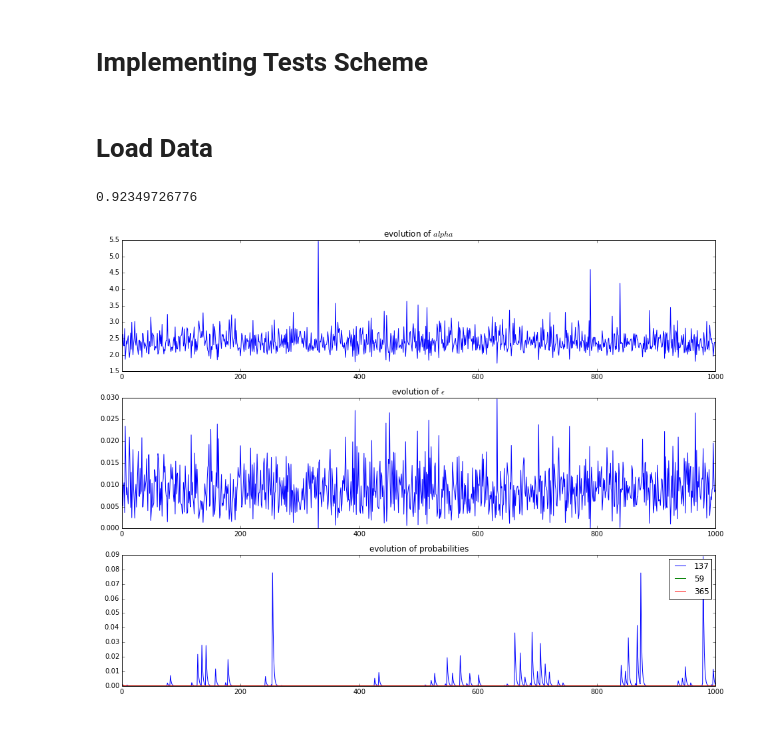
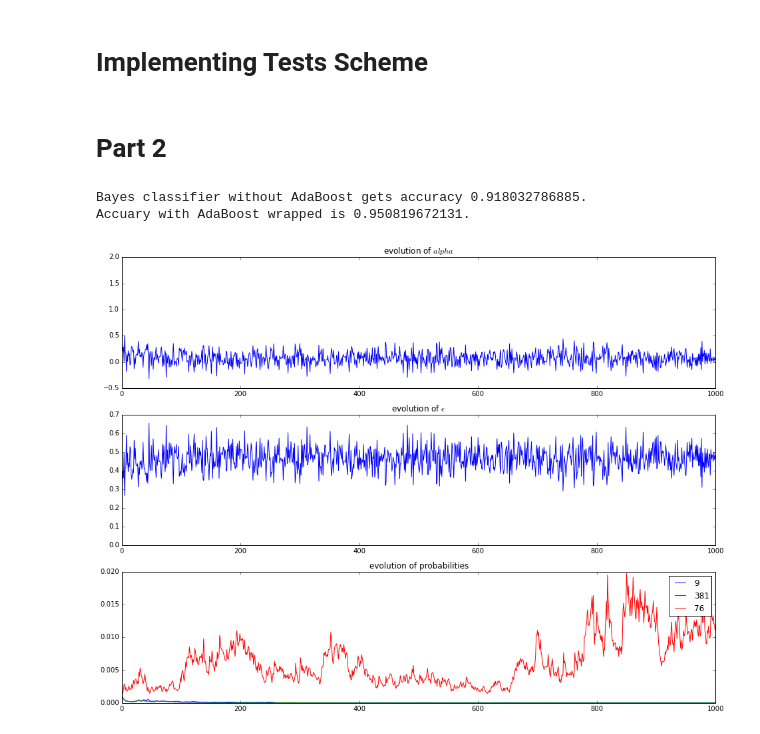
Before and after one commit to jangsutsr/MachineLearning, a Jupyter notebook: hw3/hw3.ipynb, the cells around one changed output. Drawn from its saved outputs; the diff is of its cells as text; code cells hidden in the pictures.

Commit message:
finished part 2

```diff
--- a/hw3/hw3.ipynb
+++ b/hw3/hw3.ipynb
@@ -74,3 +76,32 @@ class AdaBoost(object):
+# %%
+class Bayes(object):
+    def __init__(self):
+        self.w, self.w_0 = None, 0.
+
+    def fit(self, X, y):
+        mu_neg = np.zeros(X.shape[1])
+        mu_pos = np.zeros(X.shape[1])
+        pi_neg = 0.; pi_pos = 0.
+        for i in range(y.size):
+            if y[i] > 0:
+                pi_pos += 1; mu_pos += X[i, :]
+            else:
+                pi_neg += 1; mu_neg += X[i, :]
+        mu_pos /= pi_pos; mu_neg /= pi_neg
+        var_pos = np.zeros((X.shape[1], X.shape[1])); var_neg = np.zeros((X.shape[1], X.shape[1]))
+        for i in range(y.size):
+            if y[i] > 0:
+                var_pos += np.dot((X[i, :]-mu_pos)[np.newaxis].T, (X[i, :]-mu_pos)[np.newaxis])
+            else:
+                var_neg += np.dot((X[i, :]-mu_neg)[np.newaxis].T, (X[i, :]-mu_neg)[np.newaxis])
+        var_pos /= pi_pos; var_neg /= pi_neg
+        covariance = (mu_pos*var_pos + mu_neg*var_neg) / (mu_pos+mu_neg)
+        self.w_0 = np.log(pi_pos/pi_neg) - np.dot((mu_pos+mu_neg)[np.newaxis], \
+               np.dot(np.linalg.inv(covariance), (mu_pos-mu_neg)[np.newaxis].T))/2
+        self.w = np.dot(np.linalg.inv(covariance), (mu_pos-mu_neg)[np.newaxis].T)
+
+    def predict(self, X):
+        return np.ravel(np.sign(self.w_0 + np.dot(X, self.w)))
 # %% [markdown]
 # Implementing Tests Scheme
 # %%
@@ -97,17 +128,22 @@ def tests(X_train, y_train, X_test, y_test, model):
     plt.legend()
     plt.title('evolution of probabilities')
     plt.show()
-# %% [markdown]
-# Load Data
+# %% [markdown]
+# Part 2
 # %%
 X = np.loadtxt('X.csv', delimiter=',')
 y = np.loadtxt('y.csv')
-X_test = X[:183, :]
+X_test = X[:183, 1:]
 y_test = y[:183]
-X_train = X[183:, :]
+X_train = X[183:, 1:]
 y_train = y[183:]
-from sklearn.tree import DecisionTreeClassifier
-tests(X_train, y_train, X_test, y_test, DecisionTreeClassifier)
+from sklearn.metrics import accuracy_score
+B = Bayes()
+B.fit(X_train, y_train)
+y_predict = B.predict(X_test)
+print("Bayes classifier without AdaBoost gets accuracy {}.".format(accuracy_score(y_test, y_predict)))
+tests(X_train, y_train, X_test, y_test, Bayes)
 # %% [output]
-0.92349726776
+Bayes classifier without AdaBoost gets accuracy 0.918032786885.
+Accuary with AdaBoost wrapped is 0.950819672131.
-[figure, old version]
+[figure, new version]
```
Also changed, not shown: parts of 2 cells of this notebook.
